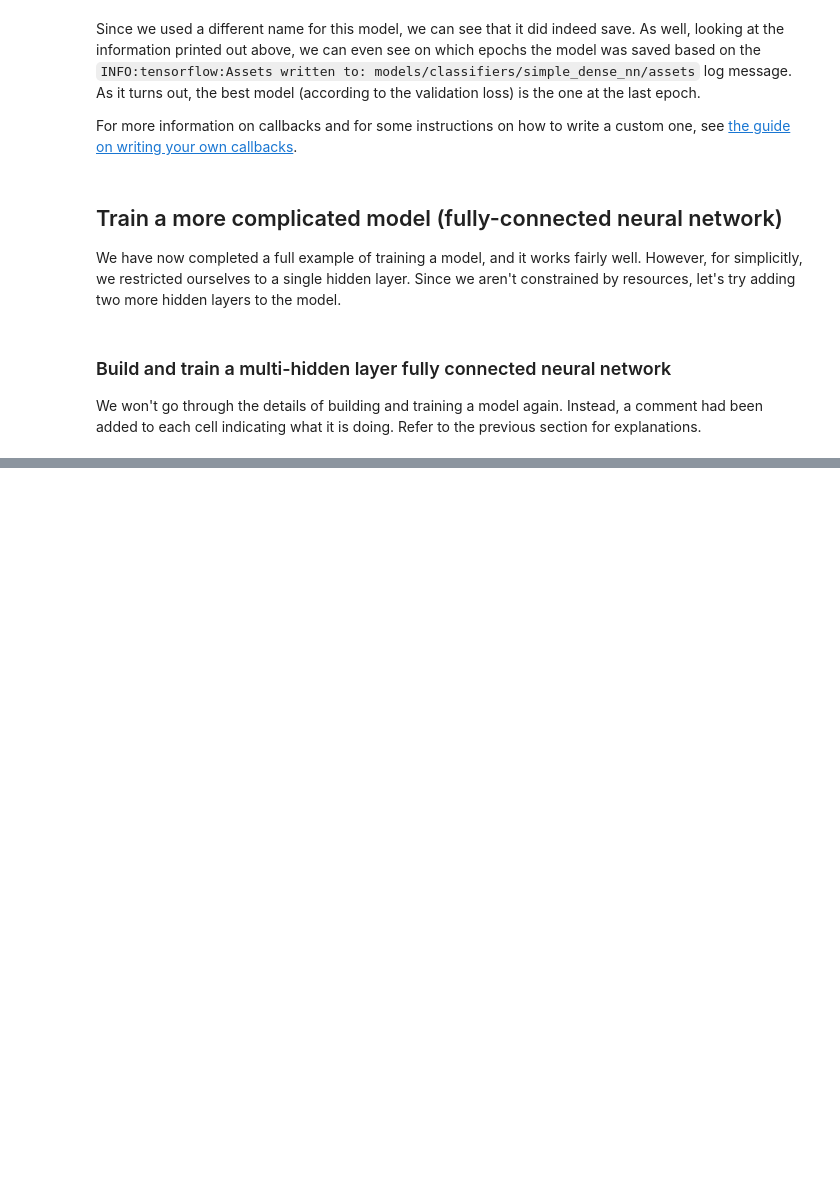
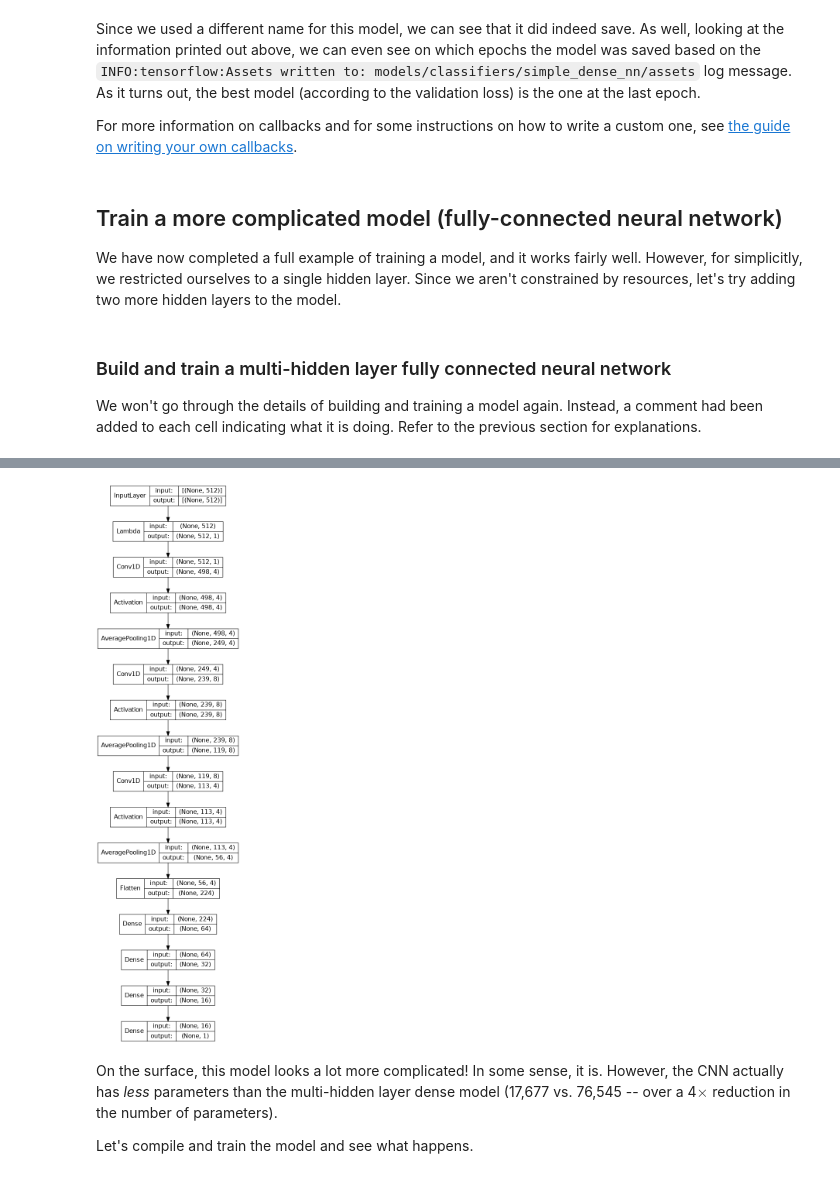
Before and after one commit to mark-r-anderson/NN-PSA-tutorial, a Jupyter notebook: classifier_training.ipynb, the cells around one changed output, grey strips where cells are left out. Saved outputs shown, nothing was run; the diff lists cells and outputs as text; code cells hidden in the pictures; blank space fills up the shorter version.

```diff
--- a/classifier_training.ipynb
+++ b/classifier_training.ipynb
@@ -694,0 +752,30 @@ First, note that the legend on the left figure applies to both plots. Right away
+# %%
+ # Define the input and specify the input shape.
+input_signal = tf.keras.Input(shape=(512,))
+
+# Add another dimension for the convolutions.
+input_cnn = tf.keras.layers.Lambda(lambda x: tf.expand_dims(x, axis=-1))(input_signal)
+
+layer = tf.keras.layers.Conv1D(filters=4, kernel_size=15, strides=1, padding="valid")(input_cnn)
+layer = tf.keras.layers.Activation("relu")(layer)
+layer = tf.keras.layers.AveragePooling1D(2)(layer)
+
+layer = tf.keras.layers.Conv1D(filters=8, kernel_size=11, strides=1, padding="valid")(layer)
+layer = tf.keras.layers.Activation("relu")(layer)
+layer = tf.keras.layers.AveragePooling1D(2)(layer)
+
+layer = tf.keras.layers.Conv1D(filters=4, kernel_size=7, strides=1, padding="valid")(layer)
+layer = tf.keras.layers.Activation("relu")(layer)
+layer = tf.keras.layers.AveragePooling1D(2)(layer)
+
+# Flatten for compatibility with the following dense layers.
+layer = tf.keras.layers.Flatten()(layer)
+
+layer = tf.keras.layers.Dense(units=64, activation="relu")(layer)
+layer = tf.keras.layers.Dense(units=32, activation="relu")(layer)
+layer = tf.keras.layers.Dense(units=16, activation="relu")(layer)
+
+output = tf.keras.layers.Dense(units=1, activation="sigmoid")(layer)
+# %%
+# Create the model.
+model_cnn = tf.keras.Model(inputs=input_signal, outputs=output, name="model_cnn")
@@ -694,0 +803,11 @@ First, note that the legend on the left figure applies to both plots. Right away
+# %%
+# Visualize the model.
+tf.keras.utils.plot_model(model_cnn, "/tmp/cnn.png",
+                          show_layer_names=False,
+                          show_shapes=True, dpi=80)
+# %% [output]
+[figure, added]
+# %% [markdown]
+On the surface, this model looks a lot more complicated! In some sense, it is. However, the CNN actually has *less* parameters than the multi-hidden layer dense model (17,677 vs. 76,545 -- over a 4$\times$ reduction in the number of parameters).
+
+Let's compile and train the model and see what happens.
```
Also changed, not shown: parts of 31 cells of this notebook.
